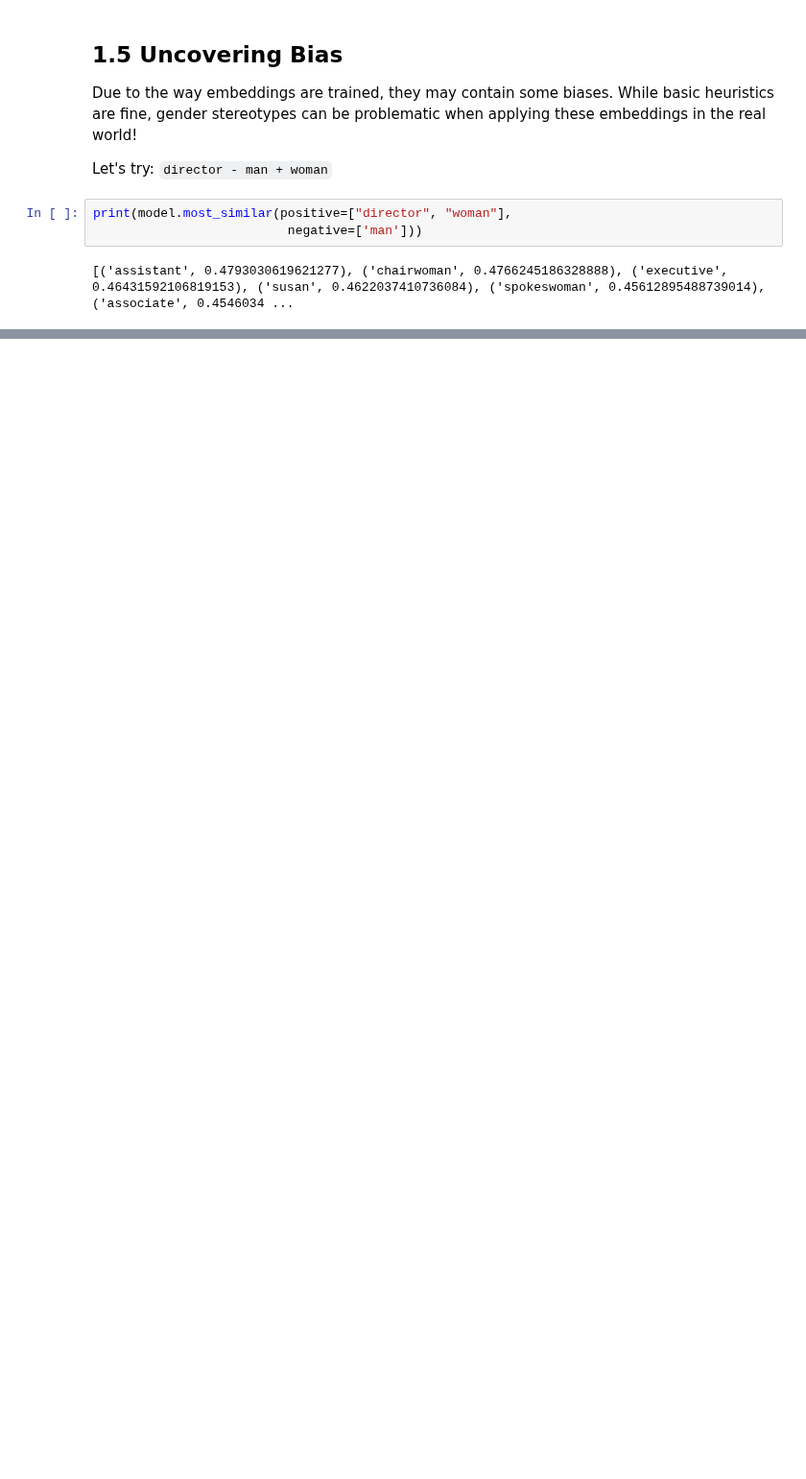
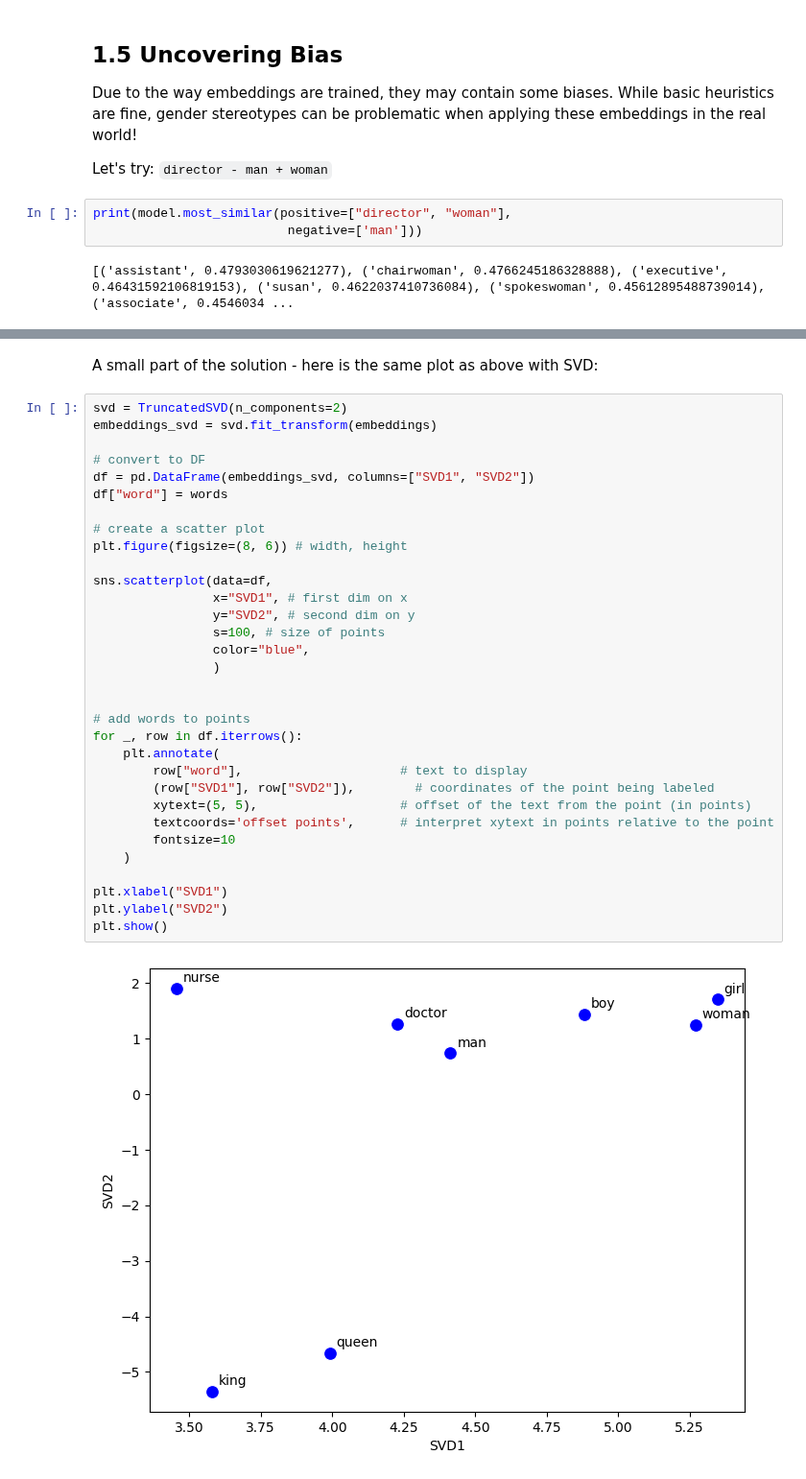
Before and after one commit to MinaAlmasi/nlp-at-cogsci, a Jupyter notebook: book/class3/001_word_embeddings.ipynb, the cells around one changed output, grey strips where cells are left out. Shown at 96% size. Saved outputs shown, nothing was run; the diff lists cells and outputs as text; blank space fills up the shorter version.

```diff
--- a/book/class3/001_word_embeddings.ipynb
+++ b/book/class3/001_word_embeddings.ipynb
@@ -219,0 +385,36 @@ print(model.most_similar(positive=["director", "woman"],
+# %% [markdown]
+A small part of the solution - here is the same plot as above with SVD:
+# %%
+svd = TruncatedSVD(n_components=2)
+embeddings_svd = svd.fit_transform(embeddings)
+
+# convert to DF
+df = pd.DataFrame(embeddings_svd, columns=["SVD1", "SVD2"])
+df["word"] = words
+
+# create a scatter plot
+plt.figure(figsize=(8, 6)) # width, height
+
+sns.scatterplot(data=df,
+                x="SVD1", # first dim on x
+                y="SVD2", # second dim on y
+                s=100, # size of points
+                color="blue",
+                )
+
+
+# add words to points
+for _, row in df.iterrows():
+    plt.annotate(
+        row["word"],                     # text to display
+        (row["SVD1"], row["SVD2"]),        # coordinates of the point being labeled
+        xytext=(5, 5),                   # offset of the text from the point (in points)
+        textcoords='offset points',      # interpret xytext in points relative to the point
+        fontsize=10
+    )
+
+plt.xlabel("SVD1")
+plt.ylabel("SVD2")
+plt.show()
+# %% [output]
+[figure, added]
```
Also changed, not shown: parts of 25 cells of this notebook, 3 other files.
